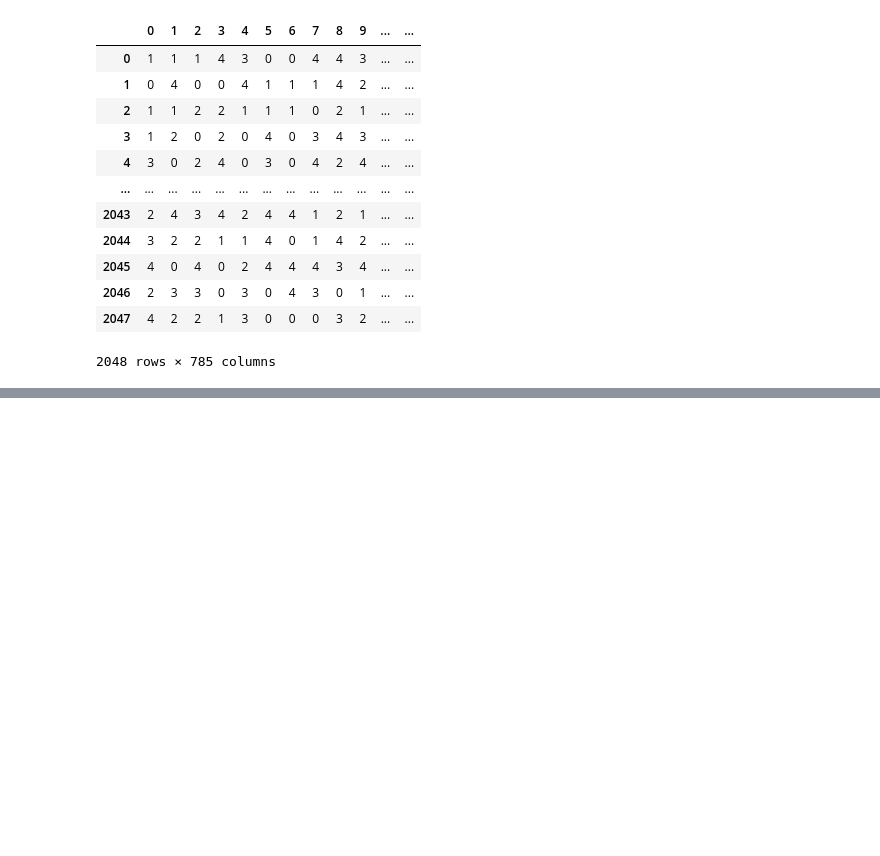
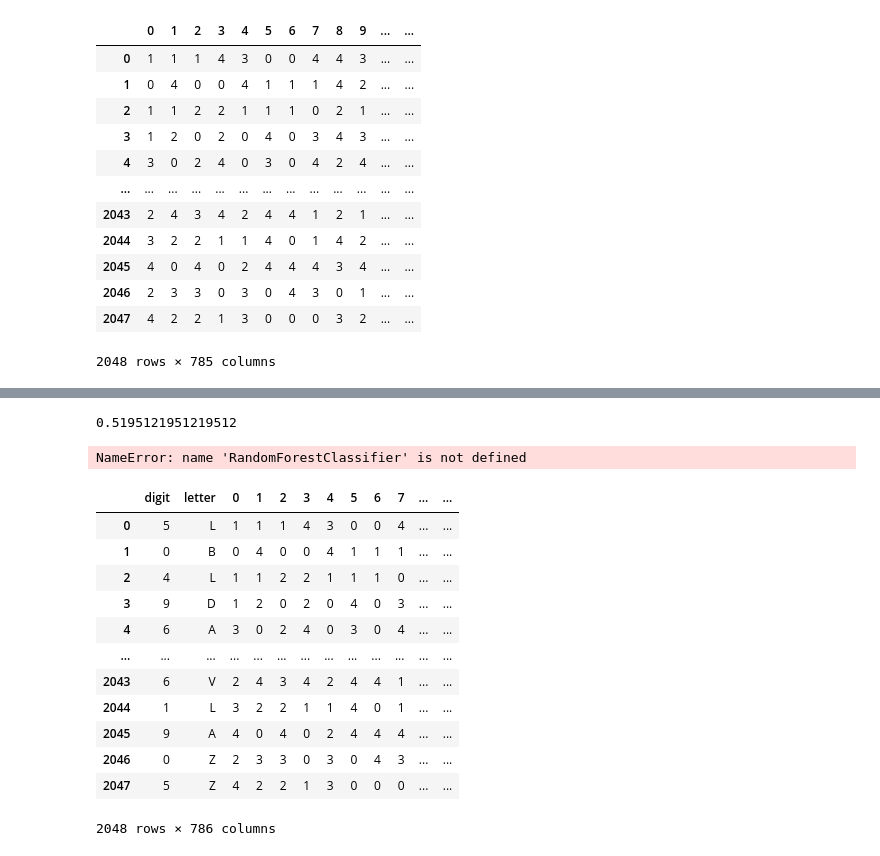
Before and after one commit to micro94/MNIST_project, a Jupyter notebook: MNIST_project.ipynb, the cells around one changed output, grey strips where cells are left out. Cells and saved outputs as stored; diff of their text form; code cells hidden in the pictures; blank space fills up the shorter version.

```diff
--- a/MNIST_project.ipynb
+++ b/MNIST_project.ipynb
@@ -165,0 +278,37 @@ train_df
+# %%
+rfc.score(X_test, y_test)
+# %% [output]
+0.5195121951219512
+# %%
+rf_clf = RandomForestClassifier(n_estimators = 100,
+                                max_depth = 12,
+                                min_samples_leaf = 8,
+                                min_samples_split = 20,
+                                random_state = 0,
+                                n_jobs = -1)
+grid_cv = GridSearchCV(rf_clf, param_grid = params, cv = 3, n_jobs = -1)
+grid_cv.fit(X_train, y_train)
+
+print('최적 하이퍼 파라미터: ', grid_cv.best_params_)
+print('최고 예측 정확도: {:.4f}'.format(grid_cv.best_score_))
+# %% [output]
+NameError: name 'RandomForestClassifier' is not defined
+# %%
+train_df2 = pd.read_csv("train.csv")
+train_df2 = train_df2.drop("id",axis =1)
+# %%
+train_df2
+# %% [output]
+|  | digit | letter | 0 | 1 | 2 | 3 | 4 | 5 | 6 | 7 | ... | ... |
+| 0 | 5 | L | 1 | 1 | 1 | 4 | 3 | 0 | 0 | 4 | ... | ... |
+| 1 | 0 | B | 0 | 4 | 0 | 0 | 4 | 1 | 1 | 1 | ... | ... |
+| 2 | 4 | L | 1 | 1 | 2 | 2 | 1 | 1 | 1 | 0 | ... | ... |
+| 3 | 9 | D | 1 | 2 | 0 | 2 | 0 | 4 | 0 | 3 | ... | ... |
+| 4 | 6 | A | 3 | 0 | 2 | 4 | 0 | 3 | 0 | 4 | ... | ... |
+| ... | ... | ... | ... | ... | ... | ... | ... | ... | ... | ... | ... | ... |
+| 2043 | 6 | V | 2 | 4 | 3 | 4 | 2 | 4 | 4 | 1 | ... | ... |
+| 2044 | 1 | L | 3 | 2 | 2 | 1 | 1 | 4 | 0 | 1 | ... | ... |
+| 2045 | 9 | A | 4 | 0 | 4 | 0 | 2 | 4 | 4 | 4 | ... | ... |
+| 2046 | 0 | Z | 2 | 3 | 3 | 0 | 3 | 0 | 4 | 3 | ... | ... |
+| 2047 | 5 | Z | 4 | 2 | 2 | 1 | 3 | 0 | 0 | 0 | ... | ... |
+2048 rows × 786 columns
```
Also changed, not shown: parts of 40 cells of this notebook.
